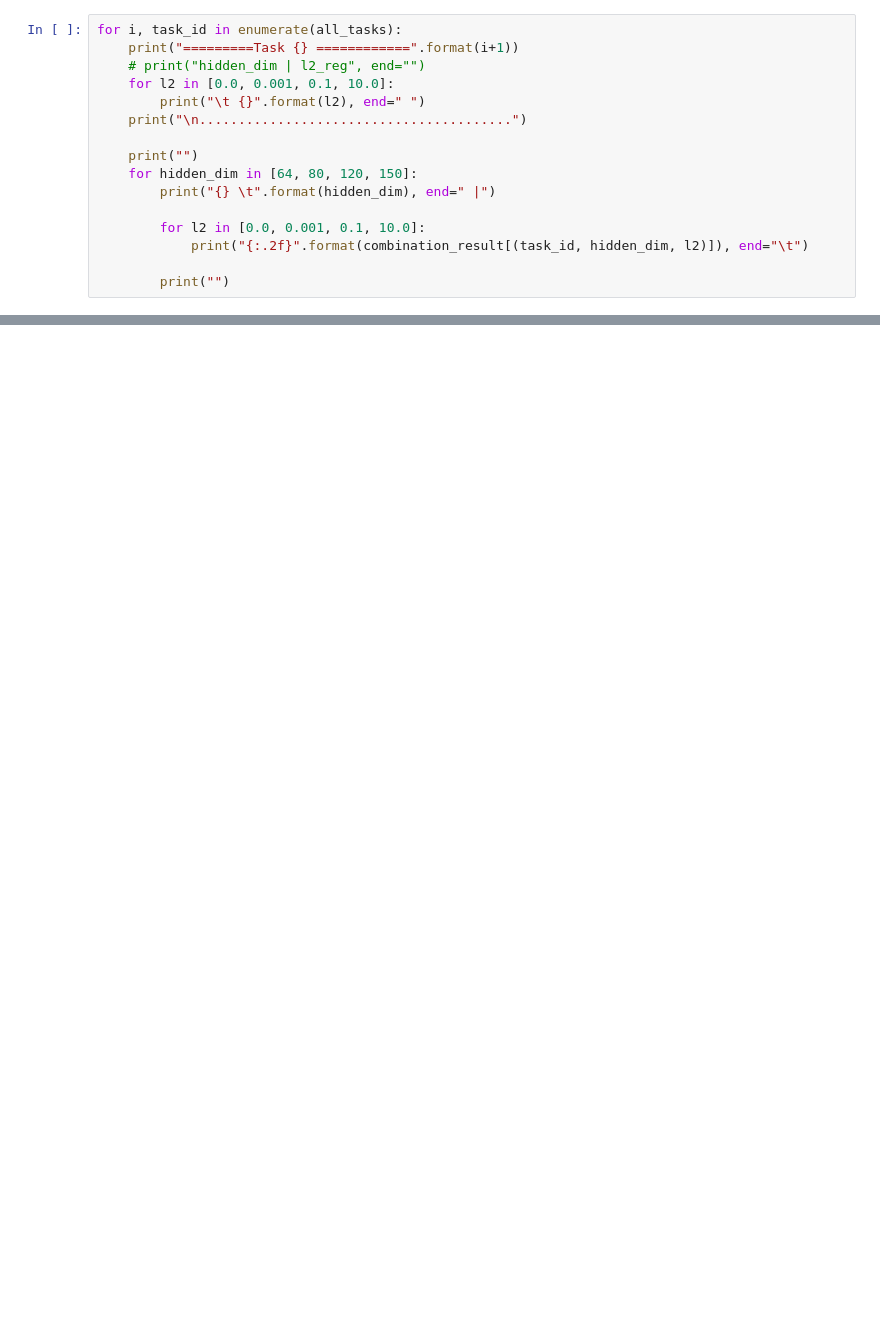
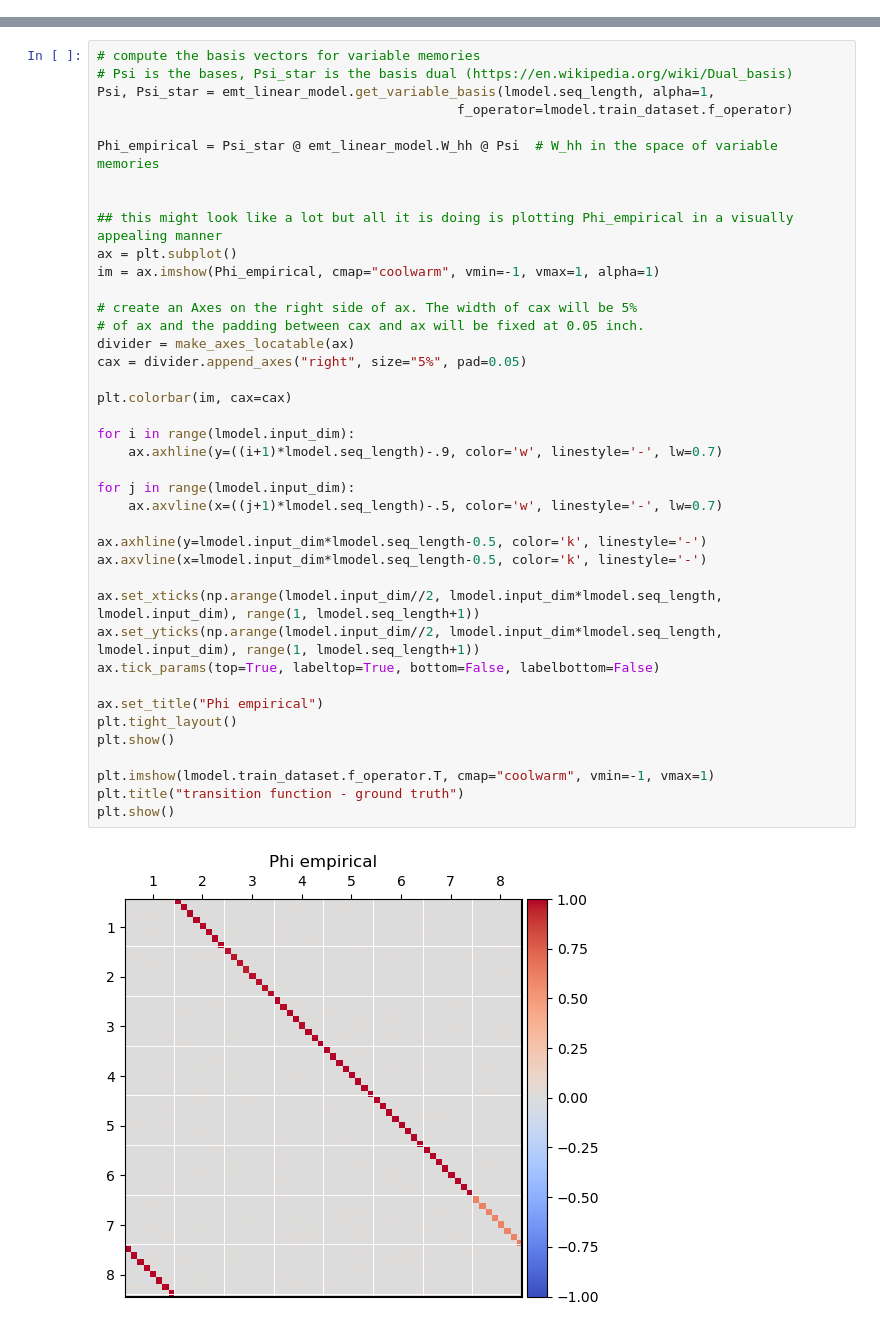
Before and after one commit to arjunkaruvally/emt_variable_binding, a Jupyter notebook: experiments_public/1_rcopy/experiment_notebooks/1_0_rcopy.ipynb, the cells around one changed output, grey strips where cells are left out. Cells and saved outputs as stored; diff of their text form; blank space fills up the shorter version.

```diff
--- a/experiments_public/1_rcopy/experiment_notebooks/1_0_rcopy.ipynb
+++ b/experiments_public/1_rcopy/experiment_notebooks/1_0_rcopy.ipynb
@@ -396,16 +0,0 @@ for combination in all_combinations:
-# %%
-for i, task_id in enumerate(all_tasks):
-    print("=========Task {} ============".format(i+1))
-    # print("hidden_dim | l2_reg", end="")
-    for l2 in [0.0, 0.001, 0.1, 10.0]:
-        print("\t {}".format(l2), end=" ")
-    print("\n........................................")
-
-    print("")
-    for hidden_dim in [64, 80, 120, 150]:
-        print("{} \t".format(hidden_dim), end=" |")
-
-        for l2 in [0.0, 0.001, 0.1, 10.0]:
-            print("{:.2f}".format(combination_result[(task_id, hidden_dim, l2)]), end="\t")
-
-        print("")
@@ -429,0 +282,42 @@ for i, task_id in enumerate(all_tasks):
+# %%
+# compute the basis vectors for variable memories
+# Psi is the bases, Psi_star is the basis dual (https://en.wikipedia.org/wiki/Dual_basis)
+Psi, Psi_star = emt_linear_model.get_variable_basis(lmodel.seq_length, alpha=1,
+                                              f_operator=lmodel.train_dataset.f_operator)
+
+Phi_empirical = Psi_star @ emt_linear_model.W_hh @ Psi  # W_hh in the space of variable memories
+
+
+## this might look like a lot but all it is doing is plotting Phi_empirical in a visually appealing manner
+ax = plt.subplot()
+im = ax.imshow(Phi_empirical, cmap="coolwarm", vmin=-1, vmax=1, alpha=1)
+
+# create an Axes on the right side of ax. The width of cax will be 5%
+# of ax and the padding between cax and ax will be fixed at 0.05 inch.
+divider = make_axes_locatable(ax)
+cax = divider.append_axes("right", size="5%", pad=0.05)
+
+plt.colorbar(im, cax=cax)
+
+for i in range(lmodel.input_dim):
+    ax.axhline(y=((i+1)*lmodel.seq_length)-.9, color='w', linestyle='-', lw=0.7)
+
+for j in range(lmodel.input_dim):
+    ax.axvline(x=((j+1)*lmodel.seq_length)-.5, color='w', linestyle='-', lw=0.7)
+
+ax.axhline(y=lmodel.input_dim*lmodel.seq_length-0.5, color='k', linestyle='-')
+ax.axvline(x=lmodel.input_dim*lmodel.seq_length-0.5, color='k', linestyle='-')
+
+ax.set_xticks(np.arange(lmodel.input_dim//2, lmodel.input_dim*lmodel.seq_length, lmodel.input_dim), range(1, lmodel.seq_length+1))
+ax.set_yticks(np.arange(lmodel.input_dim//2, lmodel.input_dim*lmodel.seq_length, lmodel.input_dim), range(1, lmodel.seq_length+1))
+ax.tick_params(top=True, labeltop=True, bottom=False, labelbottom=False)
+
+ax.set_title("Phi empirical")
+plt.tight_layout()
+plt.show()
+
+plt.imshow(lmodel.train_dataset.f_operator.T, cmap="coolwarm", vmin=-1, vmax=1)
+plt.title("transition function - ground truth")
+plt.show()
+# %% [output]
+[figure, added]
```
Also changed, not shown: parts of 57 cells of this notebook, 3 other files.
